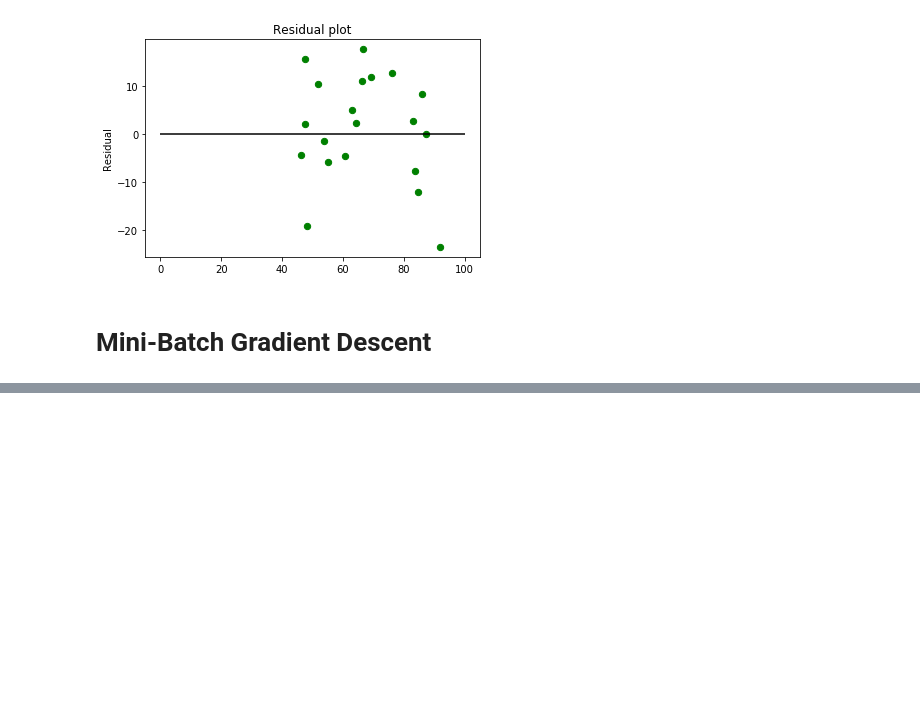
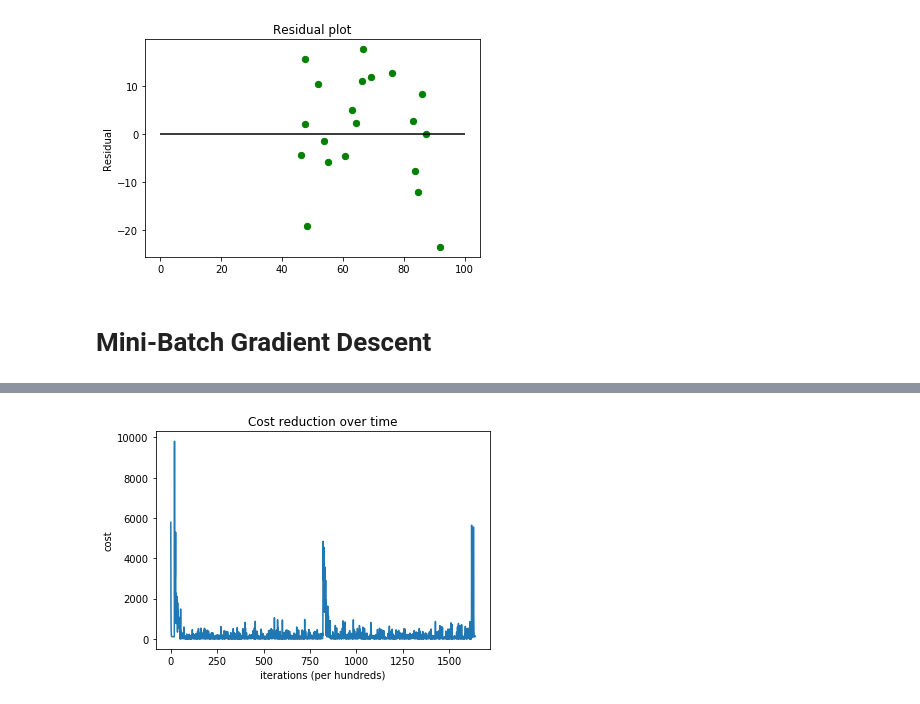
Before and after one commit to chokwangho/MaChineLearning, a Jupyter notebook: Chapter3. Multi Layer Perceptron.ipynb, the cells around one changed output, grey strips where cells are left out. Drawn from its saved outputs; the diff is of its cells as text; code cells hidden in the pictures; blank space fills up the shorter version.

```diff
--- a/Chapter3. Multi Layer Perceptron.ipynb
+++ b/Chapter3. Multi Layer Perceptron.ipynb
@@ -406,0 +432,31 @@ Text(0, 0.5, 'Residual')
+# %%
+start_time = time.time()
+#Get number of features
+n_features = x_train.shape[1]
+m_tr = x_train.shape[0]
+m_ts = x_test.shape[0]
+print('Number of Features', n_features)
+w, b = weightInitialization(n_features)
+
+
+#Gradient Descent
+coeff, gradient, costs = miniBatchUpdate(w, b, x_train, y_train, learning_rate=0.0001,no_iterations=10)
+#Final prediction
+w = coeff["w"]
+b = coeff["b"]
+print('Optimized weights', w)
+print('Optimized intercept',b)
+#
+
+
+final_tr_pred = predict(x_train, w,b)
+final_tr_cost = (1/m_tr)*np.sum((y_train.T - final_tr_pred) ** 2)
+print('Training error',final_tr_cost)
+#
+final_ts_pred = predict(x_test, w,b)
+final_ts_cost = (1/m_ts)*np.sum((y_test.T - final_ts_pred) ** 2)
+print('Test error',final_ts_cost)
+#
+print('Model R^2 Square value', metrics.r2_score(y_test, final_ts_pred.T))
+
+print("--- %s seconds ---" % (time.time() - start_time))
@@ -406,0 +471,8 @@ Text(0, 0.5, 'Residual')
+# %%
+plt.plot(costs)
+plt.ylabel('cost')
+plt.xlabel('iterations (per hundreds)')
+plt.title('Cost reduction over time')
+plt.show()
+# %% [output]
+[figure, added]
```
Also changed, not shown: parts of 3 cells of this notebook.
